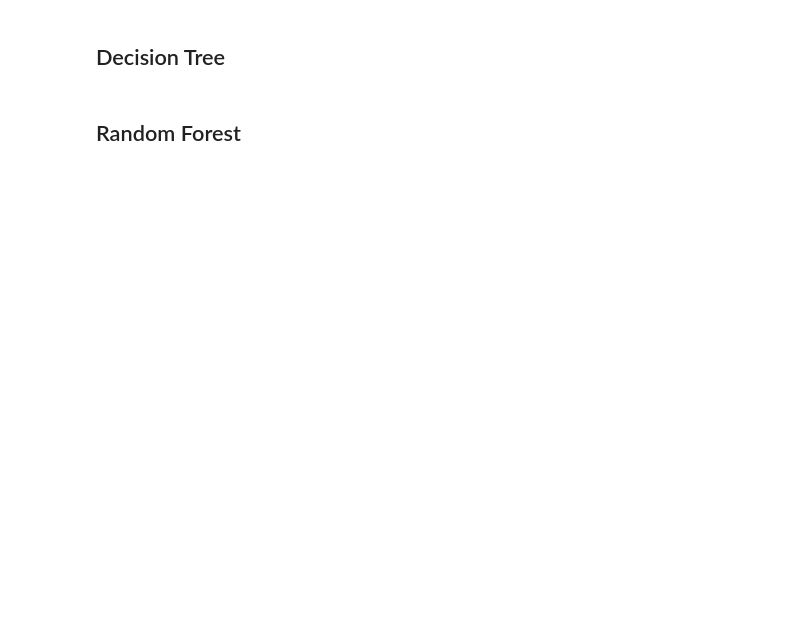
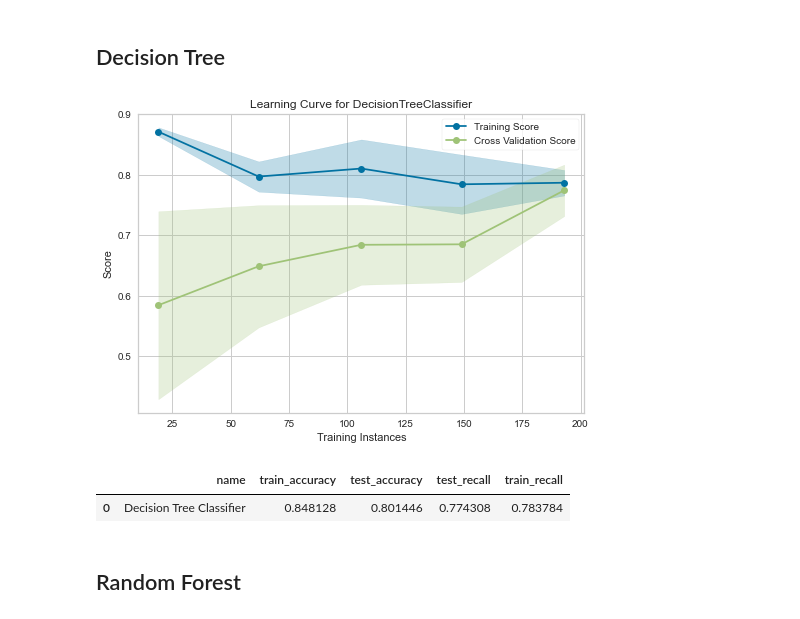
Before and after one commit to zhuofan-16/Heart_Disease_Model, a Jupyter notebook: Cardiovascular_Prediction_ML.ipynb, the cells around one changed output. Saved outputs shown, nothing was run; the diff lists cells and outputs as text; code cells hidden in the pictures; blank space fills up the shorter version.

```diff
--- a/Cardiovascular_Prediction_ML.ipynb
+++ b/Cardiovascular_Prediction_ML.ipynb
@@ -431,17 +441,21 @@ current
 # %%
 # bestccpAlpha=0.05227
 DeciTree = Pipeline([
     ('Data Preprocessing', data_preprocessing),
-      ('Backward Feature Selection',SequentialFeatureSelector(DecisionTreeClassifier(),n_features_to_select=6,direction='backward',scoring='recall')),
-    ('model', DecisionTreeClassifier(ccp_alpha=0.00727,max_depth=3,class_weight='balanced'))
+      ('Kbest',SelectKBest(chi2,k=6)),
+    ('model', DecisionTreeClassifier(ccp_alpha=0.00727,max_depth=3,class_weight='balanced',min_samples_leaf=1))
 ])
 
-parameter={'model__max_depth':np.arange(1,10),'model__ccp_alpha':np.arange(0.00627,0.3,0.01)}
-pd.DataFrame(GridSearchCV(DeciTree,param_grid=parameter,scoring='recall').fit(x_train,y_train).cv_results_)
+# parameter={'model__max_depth':np.arange(1,8),'model__ccp_alpha':np.arange(0.00627,0.2,0.01)}
+# pd.DataFrame(GridSearchCV(DeciTree,param_grid=parameter,scoring='recall',n_jobs=-1).fit(x_train,y_train).cv_results_)
 
 
-# record,current,lr=scoreModel(DeciTree,x_train,y_train,"Decision Tree Classifier",record=record)
-# current
+record,current,lr=scoreModel(DeciTree,x_train,y_train,"Decision Tree Classifier",record=record)
+current
+# %% [output]
+[figure, added]
+|  | name | train_accuracy | test_accuracy | test_recall | train_recall |
+| 0 | Decision Tree Classifier | 0.848128 | 0.801446 | 0.774308 | 0.783784 |
 # %% [markdown]
 ## Random Forest
 # %%
```
Also changed, not shown: parts of 20 cells of this notebook.
